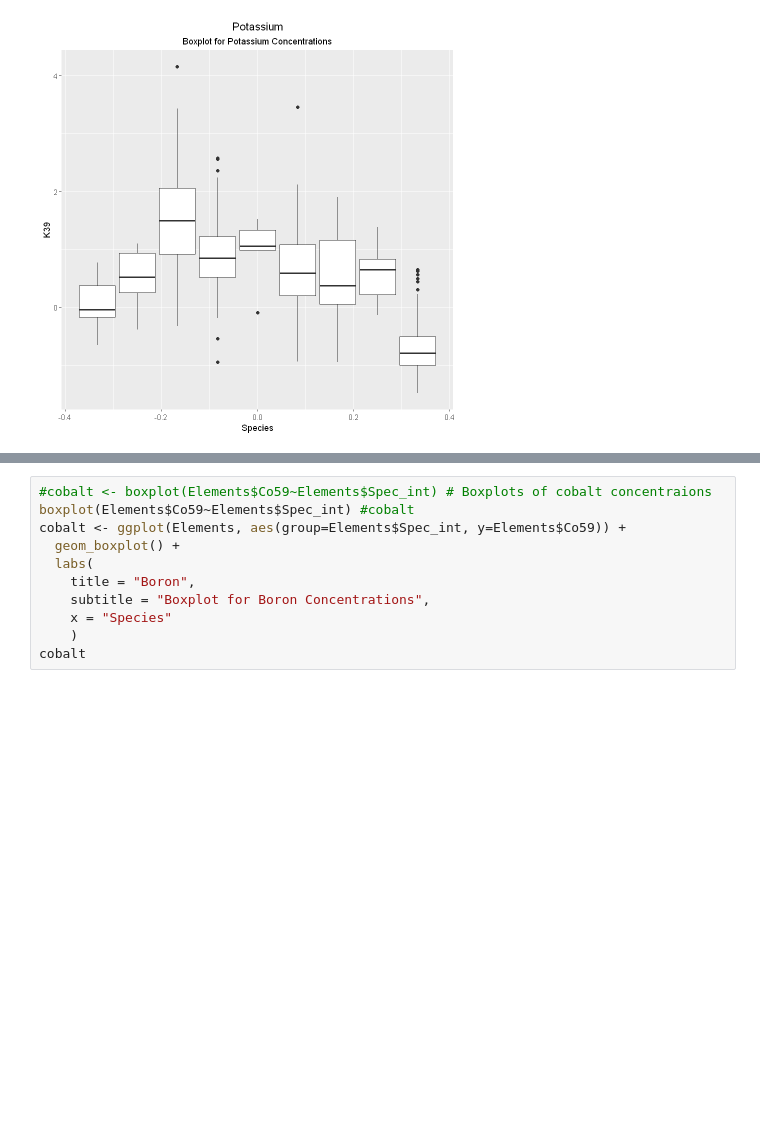
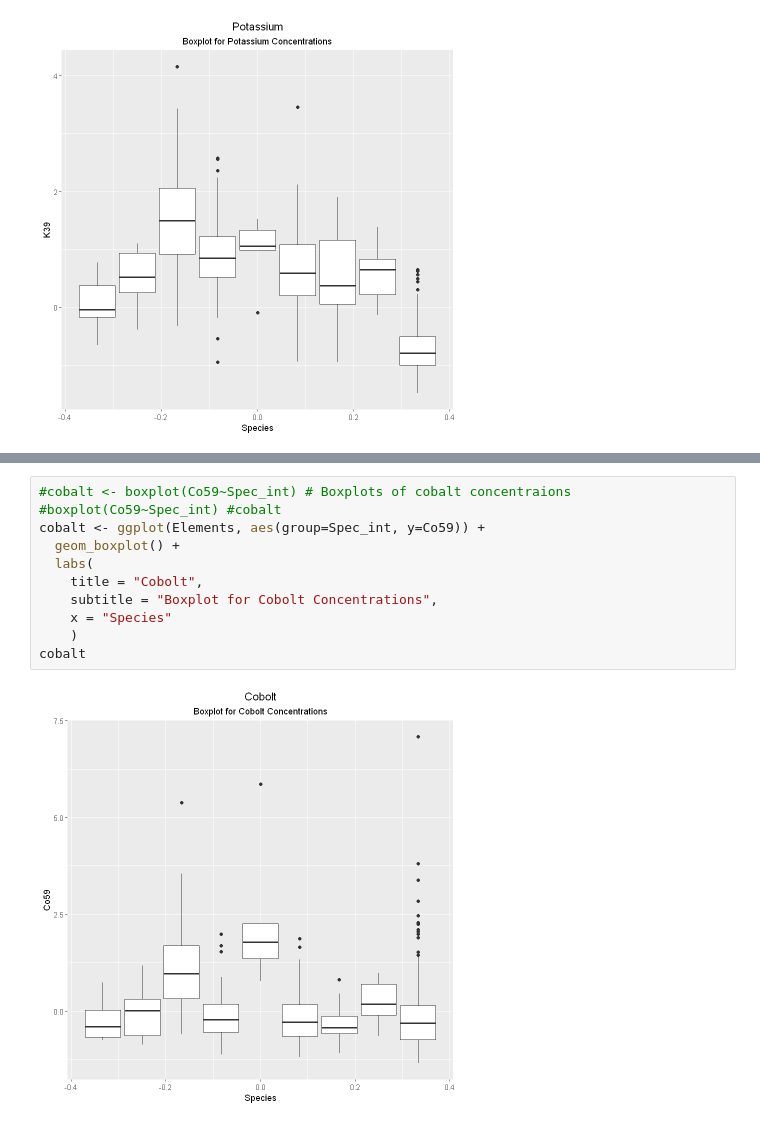
Before and after one commit to Kovacs-Lab/Aim-3, a Jupyter notebook: Ionomics/Boxplots.ipynb, the cells around one changed output, grey strips where cells are left out. Drawn from its saved outputs; the diff is of its cells as text; blank space fills up the shorter version.

```diff
--- a/Ionomics/Boxplots.ipynb
+++ b/Ionomics/Boxplots.ipynb
@@ -195,12 +202,14 @@ manganese
 # %%
-#cobalt <- boxplot(Elements$Co59~Elements$Spec_int) # Boxplots of cobalt concentraions
-boxplot(Elements$Co59~Elements$Spec_int) #cobalt
-cobalt <- ggplot(Elements, aes(group=Elements$Spec_int, y=Elements$Co59)) +
+#cobalt <- boxplot(Co59~Spec_int) # Boxplots of cobalt concentraions
+#boxplot(Co59~Spec_int) #cobalt
+cobalt <- ggplot(Elements, aes(group=Spec_int, y=Co59)) +
   geom_boxplot() +
   labs(
-    title = "Boron",
-    subtitle = "Boxplot for Boron Concentrations",
+    title = "Cobolt",
+    subtitle = "Boxplot for Cobolt Concentrations",
     x = "Species"
     )
 cobalt
+# %% [output]
+[figure, added]
 # %%
```
Also changed, not shown: parts of 13 cells of this notebook.
